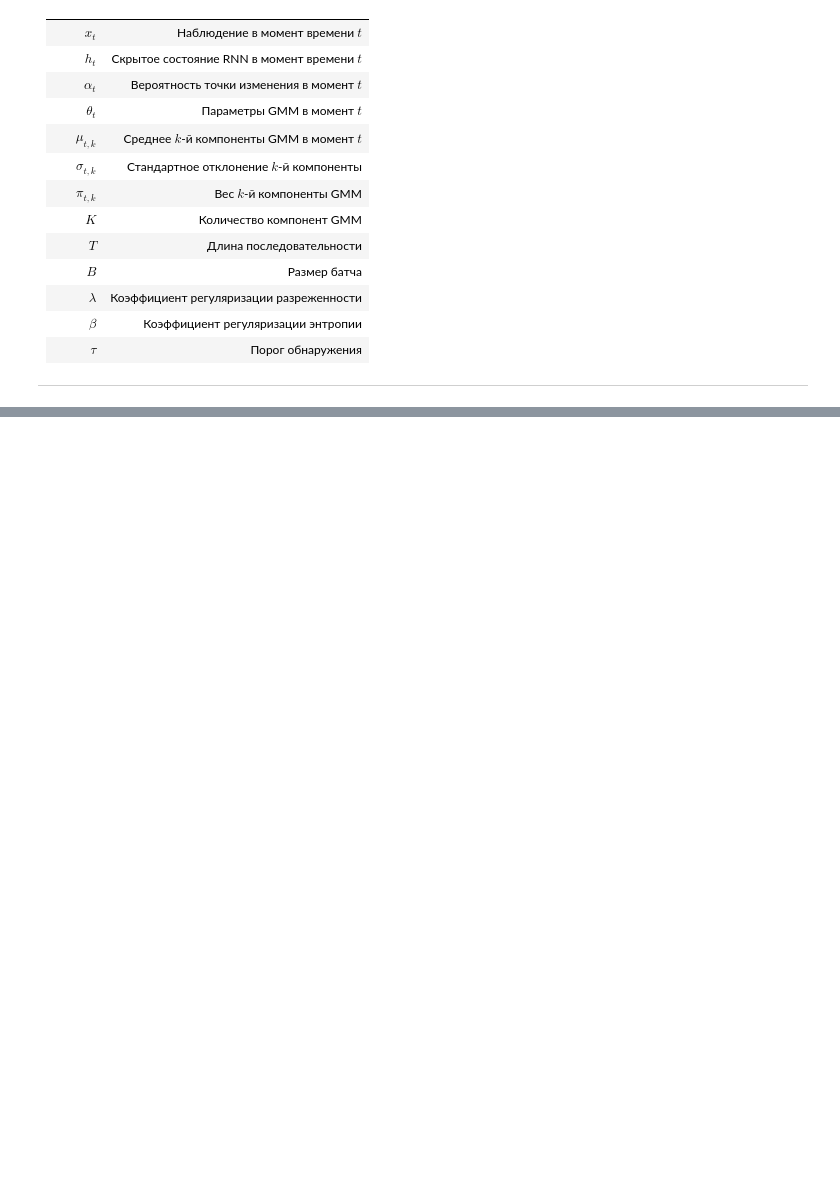
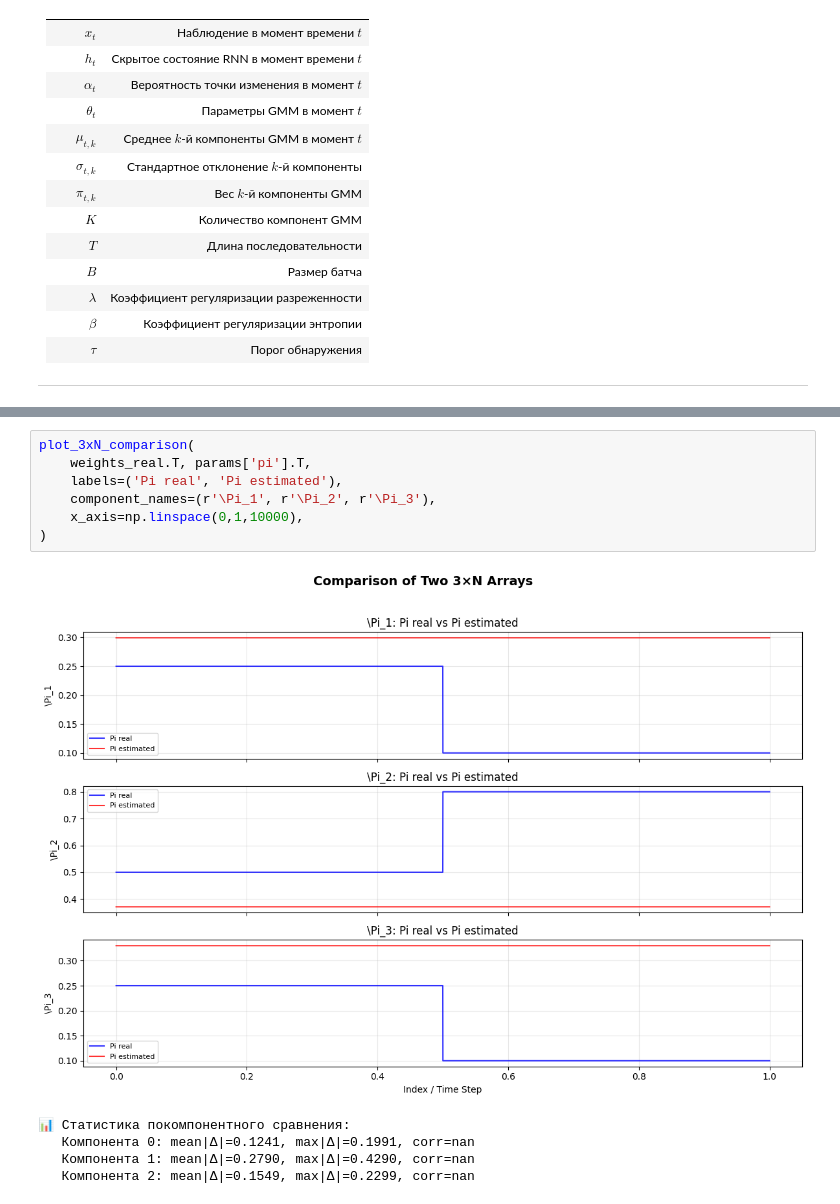
Before and after one commit to kraevskiyAA/NeuroEWS, a Jupyter notebook: notebooks/fit_simple_norm_flow.ipynb, the cells around one changed output, grey strips where cells are left out. Drawn from its saved outputs; the diff is of its cells as text; blank space fills up the shorter version.

```diff
--- a/notebooks/fit_simple_norm_flow.ipynb
+++ b/notebooks/fit_simple_norm_flow.ipynb
@@ -333,0 +482,13 @@ KeyboardInterrupt:
+# %%
+plot_3xN_comparison(
+    weights_real.T, params['pi'].T,
+    labels=('Pi real', 'Pi estimated'),
+    component_names=(r'\Pi_1', r'\Pi_2', r'\Pi_3'),
+    x_axis=np.linspace(0,1,10000),
+)
+# %% [output]
+[figure, added]
+📊 Статистика покомпонентного сравнения:
+   Компонента 0: mean|Δ|=0.1241, max|Δ|=0.1991, corr=nan
+   Компонента 1: mean|Δ|=0.2790, max|Δ|=0.4290, corr=nan
+   Компонента 2: mean|Δ|=0.1549, max|Δ|=0.2299, corr=nan
```
Also changed, not shown: parts of 11 cells of this notebook, 6 other files.
